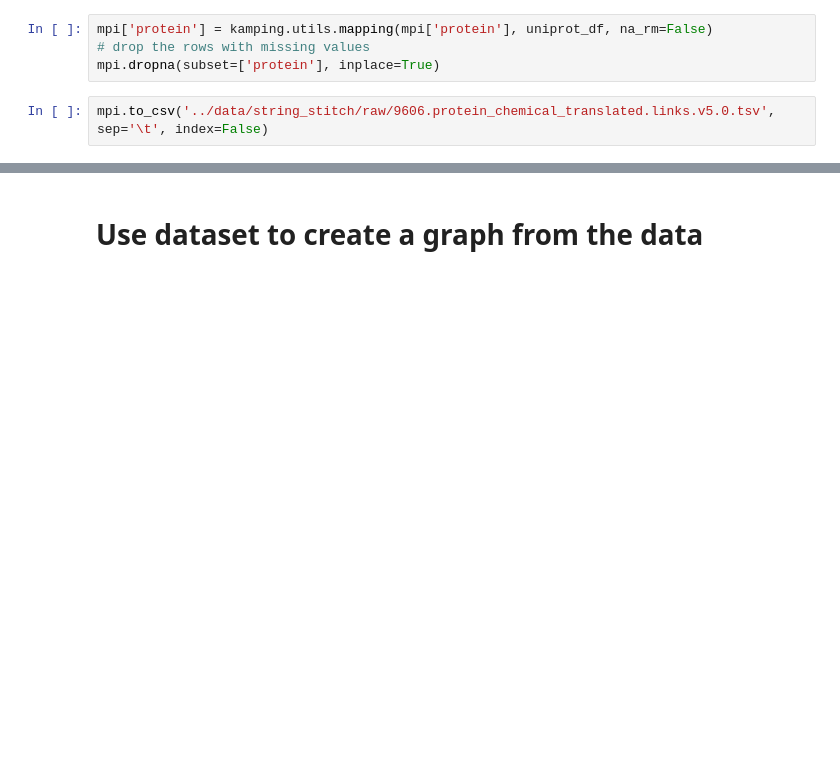
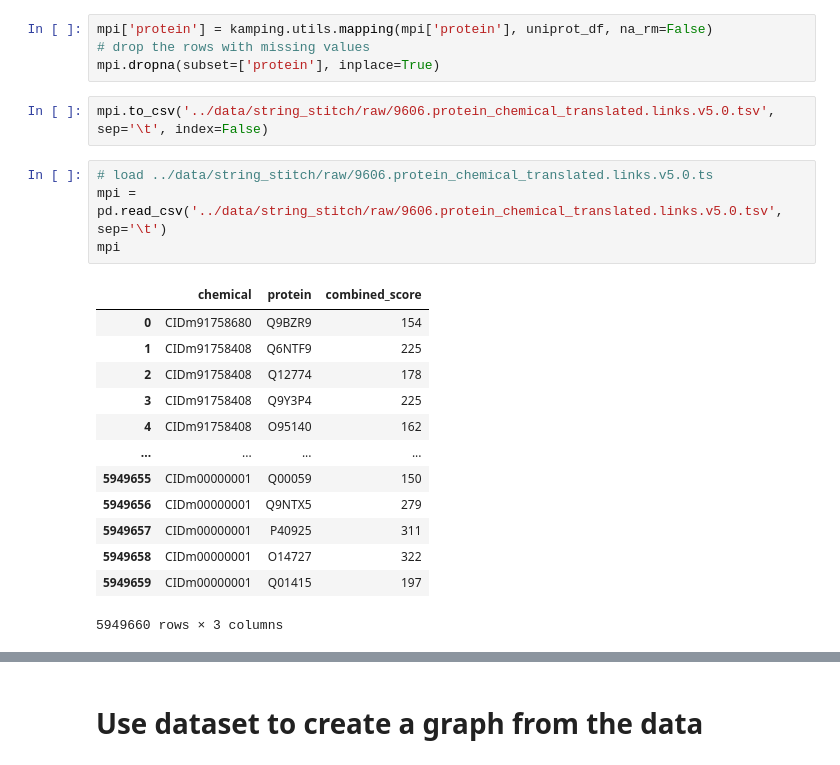
Before and after one commit to FDUguchunhui/KAMPING, a Jupyter notebook: notebooks/STITCH.ipynb, the cells around one changed output, grey strips where cells are left out. Saved outputs shown, nothing was run; the diff lists cells and outputs as text; blank space fills up the shorter version.

```diff
--- a/notebooks/STITCH.ipynb
+++ b/notebooks/STITCH.ipynb
@@ -229,3 +222,21 @@ mpi['protein'] = kamping.utils.mapping(mpi['protein'], uniprot_df, na_rm=False)
 mpi.dropna(subset=['protein'], inplace=True)
 # %%
 mpi.to_csv('../data/string_stitch/raw/9606.protein_chemical_translated.links.v5.0.tsv', sep='\t', index=False)
+# %%
+# load ../data/string_stitch/raw/9606.protein_chemical_translated.links.v5.0.ts
+mpi = pd.read_csv('../data/string_stitch/raw/9606.protein_chemical_translated.links.v5.0.tsv', sep='\t')
+mpi
+# %% [output]
+|  | chemical | protein | combined_score |
+| 0 | CIDm91758680 | Q9BZR9 | 154 |
+| 1 | CIDm91758408 | Q6NTF9 | 225 |
+| 2 | CIDm91758408 | Q12774 | 178 |
+| 3 | CIDm91758408 | Q9Y3P4 | 225 |
+| 4 | CIDm91758408 | O95140 | 162 |
+| ... | ... | ... | ... |
+| 5949655 | CIDm00000001 | Q00059 | 150 |
+| 5949656 | CIDm00000001 | Q9NTX5 | 279 |
+| 5949657 | CIDm00000001 | P40925 | 311 |
+| 5949658 | CIDm00000001 | O14727 | 322 |
+| 5949659 | CIDm00000001 | Q01415 | 197 |
+5949660 rows × 3 columns
```
Also changed, not shown: parts of 21 cells of this notebook, 4 other files.
